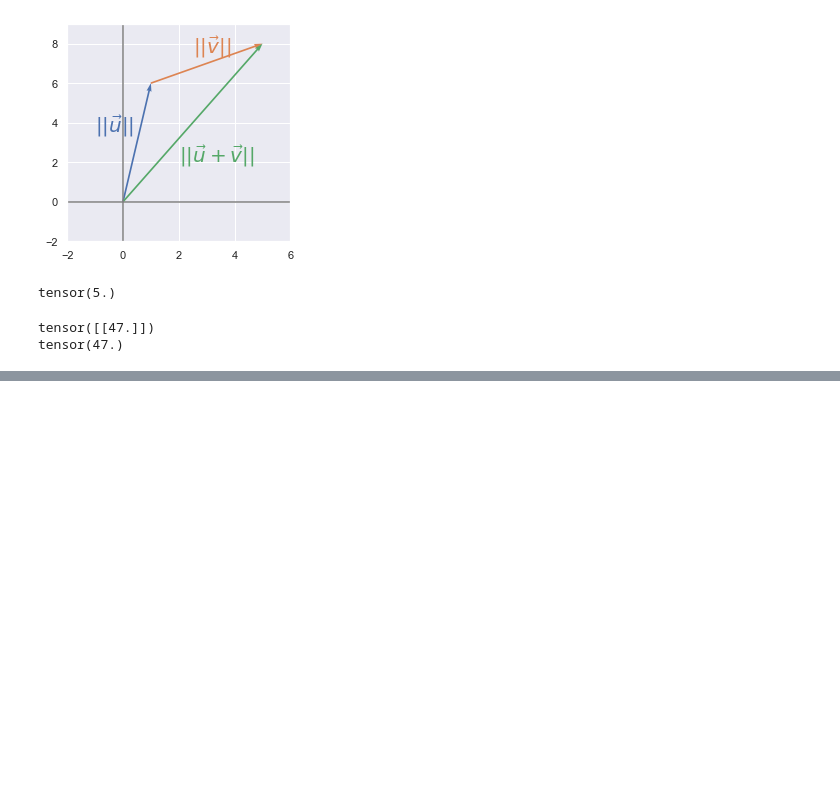
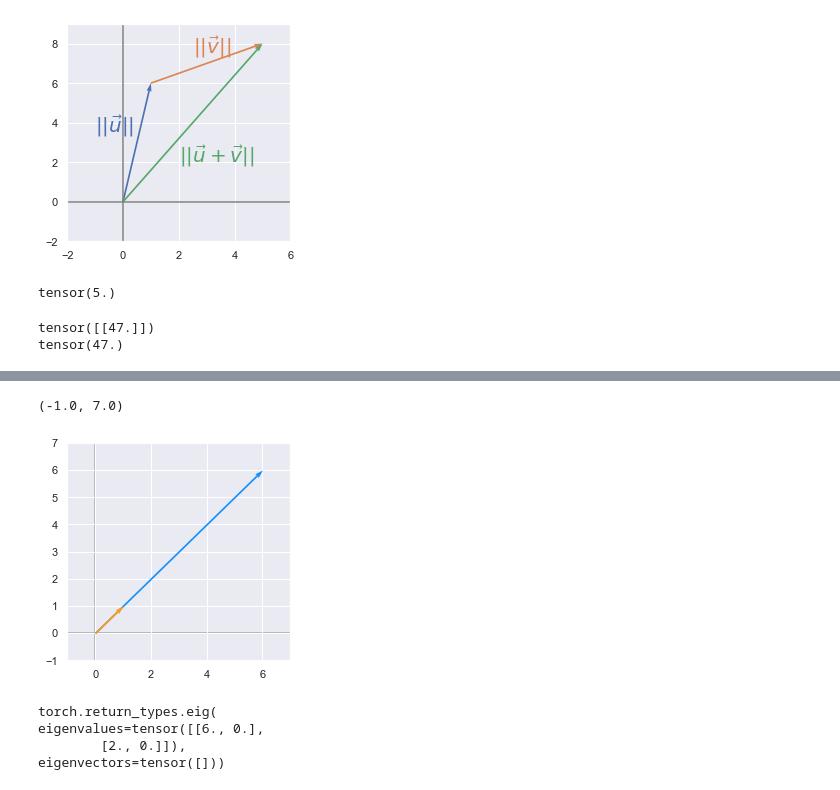
Before and after one commit to akkefa/ml-notes, a Jupyter notebook: notebooks/linear_algebra/1.1 basic_topics.ipynb, the cells around one changed output, grey strips where cells are left out. Saved outputs shown, nothing was run; the diff lists cells and outputs as text; code cells hidden in the pictures; blank space fills up the shorter version.

```diff
--- a/notebooks/linear_algebra/1.1 basic_topics.ipynb
+++ b/notebooks/linear_algebra/1.1 basic_topics.ipynb
@@ -211,0 +272,22 @@ tensor(47.)
+# %%
+A = torch.tensor([[5, 1], [3, 3]])
+v = torch.tensor([[1], [1]])
+Av = A.mm(v)
+
+orange = '#FF9A13'
+blue = '#1190FF'
+
+plotVectors([Av.flatten(), v.flatten()], cols=[blue, orange])
+plt.ylim(-1, 7)
+plt.xlim(-1, 7)
+# %% [output]
+(-1.0, 7.0)
+[figure, added]
+# %%
+A = torch.tensor([[5., 1], [3, 3]])
+torch.eig(A)
+# %% [output]
+torch.return_types.eig(
+eigenvalues=tensor([[6., 0.],
+        [2., 0.]]),
+eigenvectors=tensor([]))
```
Also changed, not shown: parts of 4 cells of this notebook, 1 other file.
